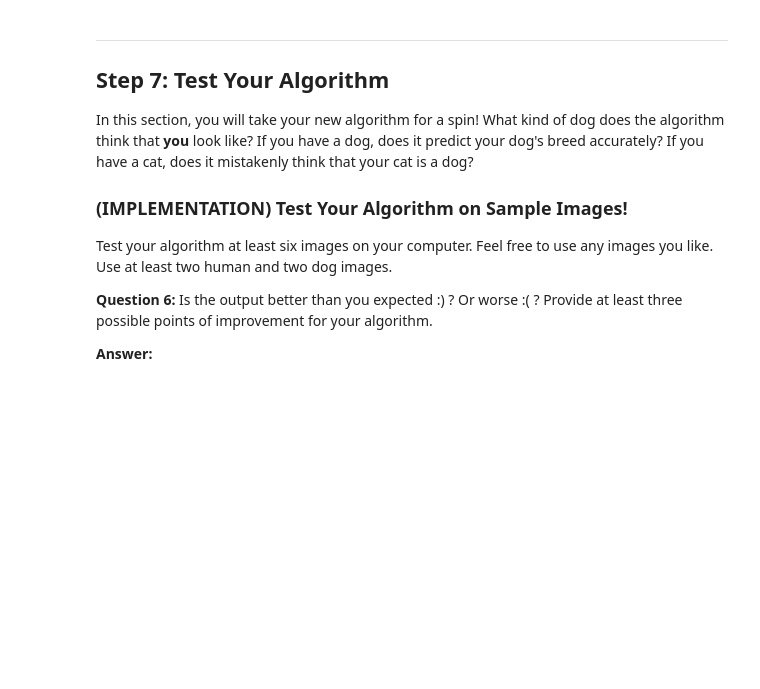
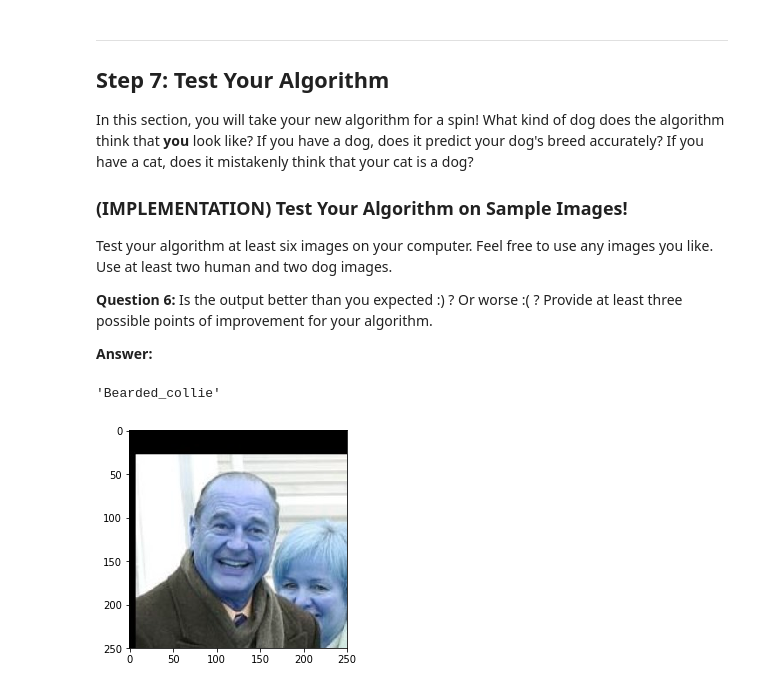
Before and after one commit to srdantas/cnn-dog-classification, a Jupyter notebook: dog_app.ipynb, the cells around one changed output. Cells and saved outputs as stored; diff of their text form; code cells hidden in the pictures; blank space fills up the shorter version.

```diff
--- a/dog_app.ipynb
+++ b/dog_app.ipynb
@@ -719,3 +710,9 @@ Some sample output for our algorithm is provided below, but feel free to design
+# %%
+def algoritm(img_path):
+    if not dog_detector(img_path) and not face_detector(img_path):
+        return 'Human or dog is not detected in this image: {}'.format(img_path)
+
+    return str(restnet_predict_breed(img_path))
 # %% [markdown]
 ---
 <a id='step7'></a>
@@ -736,0 +730,6 @@ __Answer:__
+# %%
+plt.imshow(cv2.imread(human_files[0]))
+algoritm(human_files[0])
+# %% [output]
+'Bearded_collie'
+[figure, added]
```
Also changed, not shown: parts of 18 cells of this notebook.
